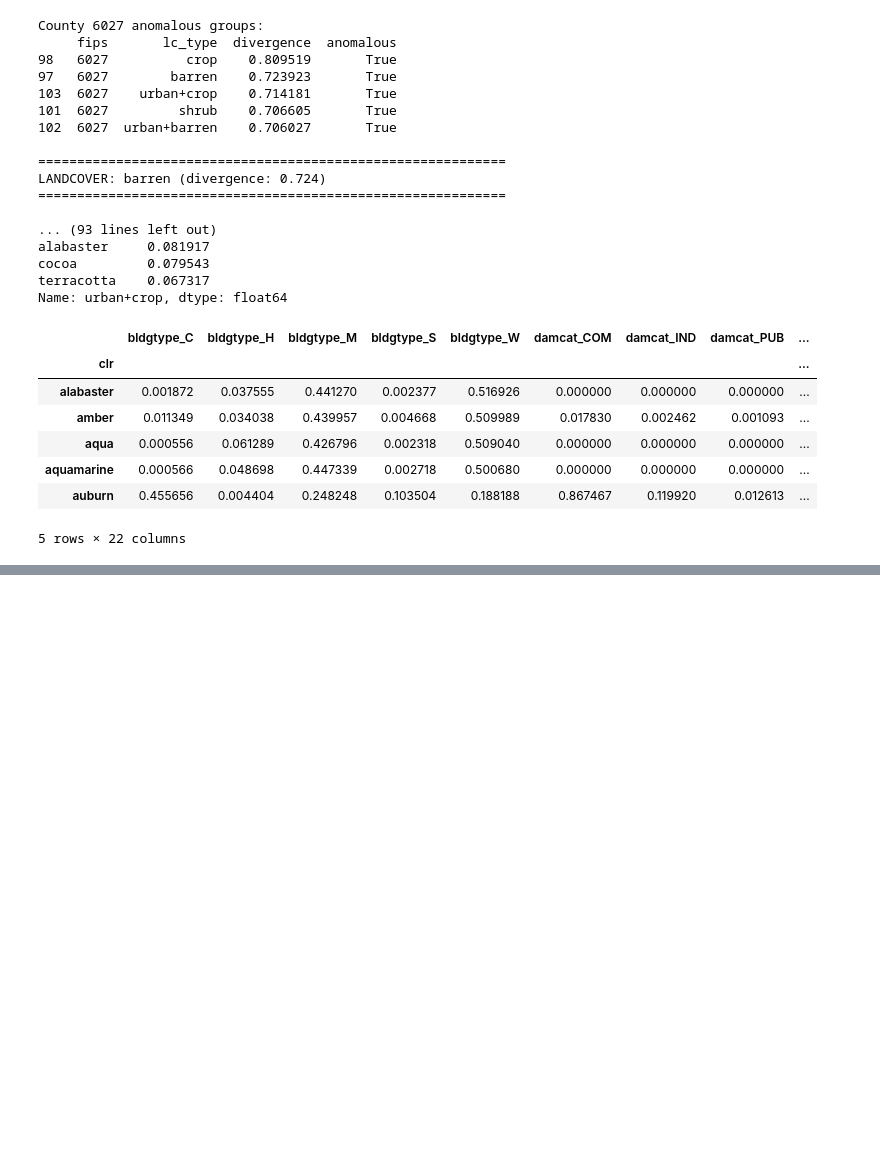
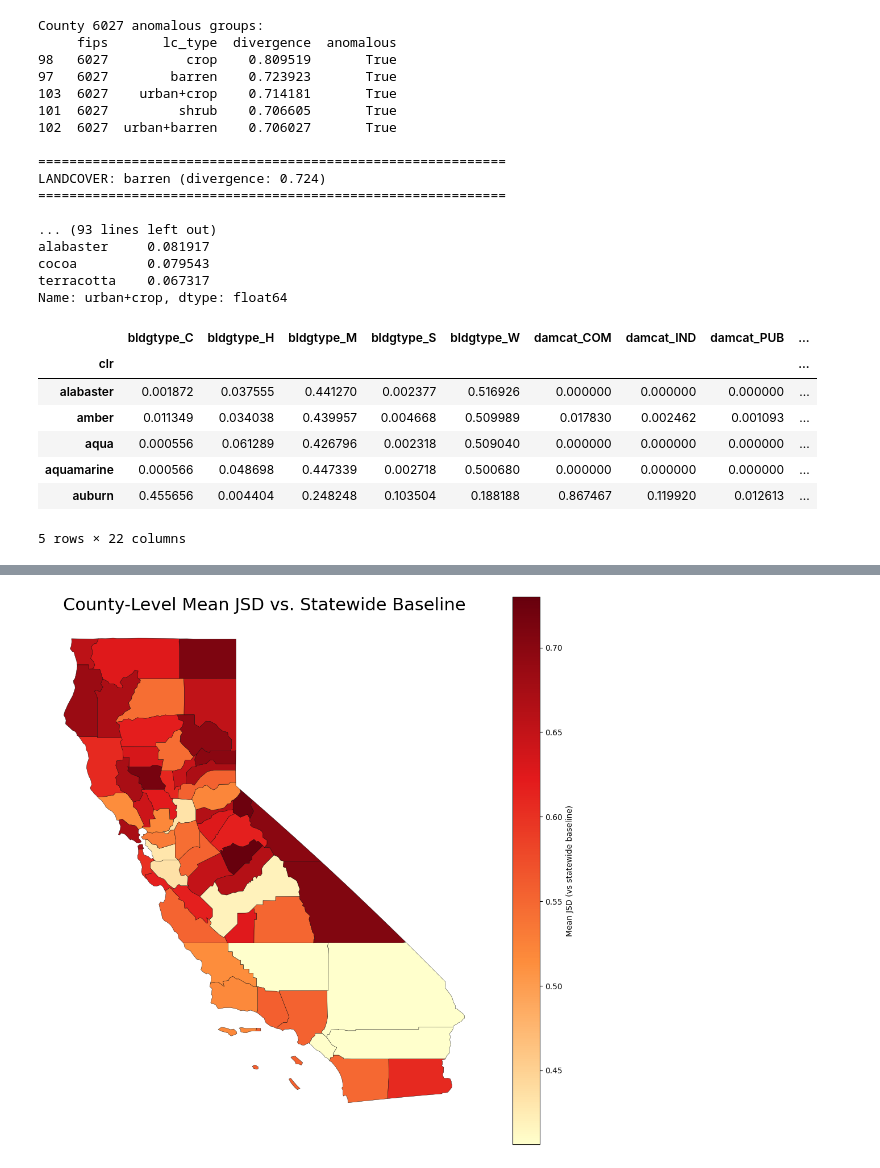
Before and after one commit to SatrunsDream/Wildfire-Property-Intelligence, a Jupyter notebook: notebooks/methods/group_level_distribution_analysis/group_level_anomaly_detection.ipynb, the cells around one changed output, grey strips where cells are left out. Drawn from its saved outputs; the diff is of its cells as text; code cells hidden in the pictures; blank space fills up the shorter version.

```diff
--- a/notebooks/methods/group_level_distribution_analysis/group_level_anomaly_detection.ipynb
+++ b/notebooks/methods/group_level_distribution_analysis/group_level_anomaly_detection.ipynb
@@ -409,41 +483,38 @@ url = "https://www2.census.gov/geo/tiger/GENZ2021/shp/cb_2021_us_county_20m.zip"
 urllib.request.urlretrieve(url, "counties.zip")
 with zipfile.ZipFile("counties.zip", "r") as z:
     z.extractall("counties")
 
 # Load and aggregate JSD data to county level
 df = pd.read_csv('jsd_conditional_divergence.csv')
 county_jsd = df.groupby('fips')['divergence'].mean().reset_index()
 county_jsd.columns = ['fips', 'mean_jsd']
 county_jsd['fips'] = county_jsd['fips'].astype(str).str.zfill(5)
 
 # Load shapefile and filter to CA
 gdf = gpd.read_file("counties/cb_2021_us_county_20m.shp")
 gdf = gdf[gdf['STATEFP'] == '06'].copy()
 gdf['fips'] = gdf['GEOID']
 
 # Merge
 gdf = gdf.merge(county_jsd, on='fips', how='left')
 
 # Plot
 cmap = LinearSegmentedColormap.from_list('jsd', ['#ffffcc', '#fd8d3c', '#e31a1c', '#67000d'])
 
-fig, ax = plt.subplots(1, 1, figsize=(7, 8.5))
+fig, ax = plt.subplots(1, 1, figsize=(10, 10))
 gdf.plot(
     column='mean_jsd',
     ax=ax,
     cmap=cmap,
-    edgecolor='white',
-    linewidth=0.5,
+    edgecolor='black',
+    linewidth=0.3,
     legend=True,
-    legend_kwds={
-        'label': 'Mean JSD',
-        'orientation': 'vertical',
-        'shrink': 0.7,
-        'format': '%.2f'
-    }
+    legend_kwds={'label': 'Mean JSD (vs statewide baseline)'}
 )
-ax.set_title('County-Level Mean JSD vs. Statewide Baseline', fontsize=14, pad=12)
-ax.set_axis_off()
+ax.set_title('County-Level Mean JSD vs. Statewide Baseline', fontsize=22)
+ax.axis('off')
 plt.tight_layout()
 plt.savefig('county_jsd_baseline_map.png', dpi=300, bbox_inches='tight', facecolor='white')
 plt.show()
+# %% [output]
+[figure, added]
```
Also changed, not shown: parts of 11 cells of this notebook, 18 other files.
